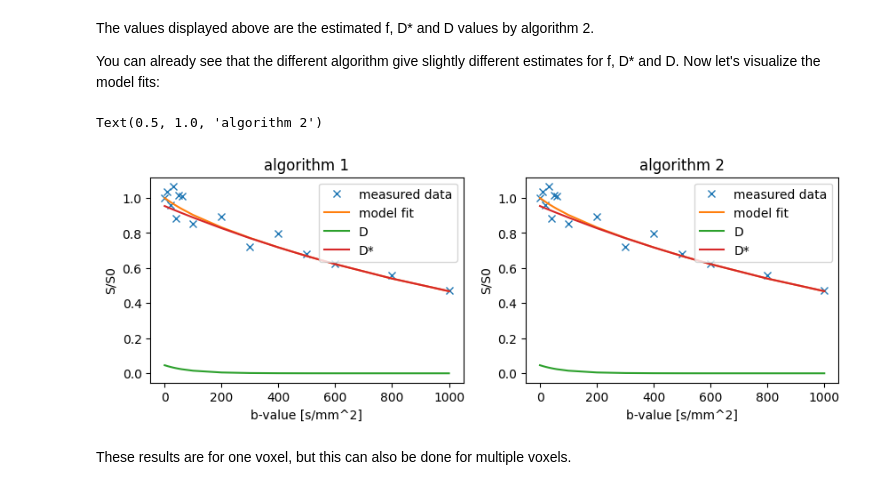
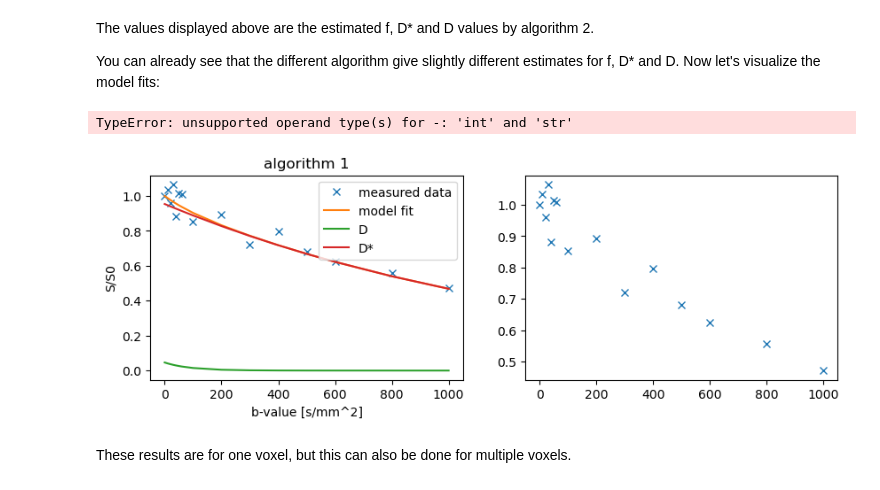
Before and after one commit to OSIPI/TF2.4_IVIM-MRI_CodeCollection, a Jupyter notebook: doc/Introduction_to_TF24_IVIM-MRI_CodeCollection_github_and_IVIM_Analysis_using_Python.ipynb, the cells around one changed output. Cells and saved outputs as stored; diff of their text form; code cells hidden in the pictures.

Commit message:
Changed to dictionary outputs

```diff
--- a/doc/Introduction_to_TF24_IVIM-MRI_CodeCollection_github_and_IVIM_Analysis_using_Python.ipynb
+++ b/doc/Introduction_to_TF24_IVIM-MRI_CodeCollection_github_and_IVIM_Analysis_using_Python.ipynb
@@ -249,36 +249,36 @@ You can already see that the different algorithm give slightly different estimat
 # %%
 fig = plt.figure(figsize=(10, 3))
 
 #apply algorithm 1 to the diffusion data in 1 direction to obtain f, D* and D
-[f, Dstar, D] = OsipiBase.osipi_fit(algorithm1,signal_1dir, np.unique(bval)) #f, D*, D"
+fit = OsipiBase.osipi_fit(algorithm1,signal_1dir, np.unique(bval)) # Dictionary with f, D*, D"
 
 #plot the results of algorithm 1
 plt.subplot(121)
 plt.plot(np.unique(bval),signal_1dir,'x')
-plt.plot(np.unique(bval),f*np.exp(-np.unique(bval)*Dstar)+(1-f)*np.exp(-np.unique(bval)*D))
-plt.plot(np.unique(bval),f*np.exp(-np.unique(bval)*Dstar))
-plt.plot(np.unique(bval),(1-f)*np.exp(-np.unique(bval)*D))
+plt.plot(np.unique(bval),fit['f']*np.exp(-np.unique(bval)*fit['D*'])+(1-fit['f'])*np.exp(-np.unique(bval)*fit['D']))
+plt.plot(np.unique(bval),fit['f']*np.exp(-np.unique(bval)*fit['D*']))
+plt.plot(np.unique(bval),(1-fit['f'])*np.exp(-np.unique(bval)*fit['D']))
 plt.legend(['measured data','model fit','D','D*'])
 plt.ylabel('S/S0')
 plt.xlabel('b-value [s/mm^2]')
 plt.title('algorithm 1')
 
 #apply algorithm 2 to the diffusion data in 1 direction to obtain f, D* and D
-[f, Dstar, D] = OsipiBase.osipi_fit(algorithm2,signal_1dir, np.unique(bval)) #f, D*, D"
+fit = OsipiBase.osipi_fit(algorithm2,signal_1dir, np.unique(bval)) # Dictionary with f, D*, D"
 
 #plot the results of algorithm 2
 plt.subplot(122)
 plt.plot(np.unique(bval),signal_1dir,'x')
-plt.plot(np.unique(bval),f*np.exp(-np.unique(bval)*Dstar)+(1-f)*np.exp(-np.unique(bval)*D))
-plt.plot(np.unique(bval),f*np.exp(-np.unique(bval)*Dstar))
-plt.plot(np.unique(bval),(1-f)*np.exp(-np.unique(bval)*D))
+plt.plot(np.unique(bval),fit['f']*np.exp(-np.unique(bval)*fit['D*'])+(1-fit['f'])*np.exp(-np.unique(bval)*fit['D']))
+plt.plot(np.unique(bval),fit['f']*np.exp(-np.unique(bval)*fit['D*']))
+plt.plot(np.unique(bval),(1-fit['f'])*np.exp(-np.unique(bval)*fit['D']))
 plt.legend(['measured data','model fit','D','D*'])
 plt.ylabel('S/S0')
 plt.xlabel('b-value [s/mm^2]')
 plt.title('algorithm 2')
 # %% [output]
-Text(0.5, 1.0, 'algorithm 2')
+TypeError: unsupported operand type(s) for -: 'int' and 'str'
-[figure, old version]
+[figure, new version]
 # %% [markdown]
 These results are for one voxel, but this can also be done for multiple voxels.
 # %% [markdown]
```
Also changed, not shown: parts of 6 cells of this notebook.
